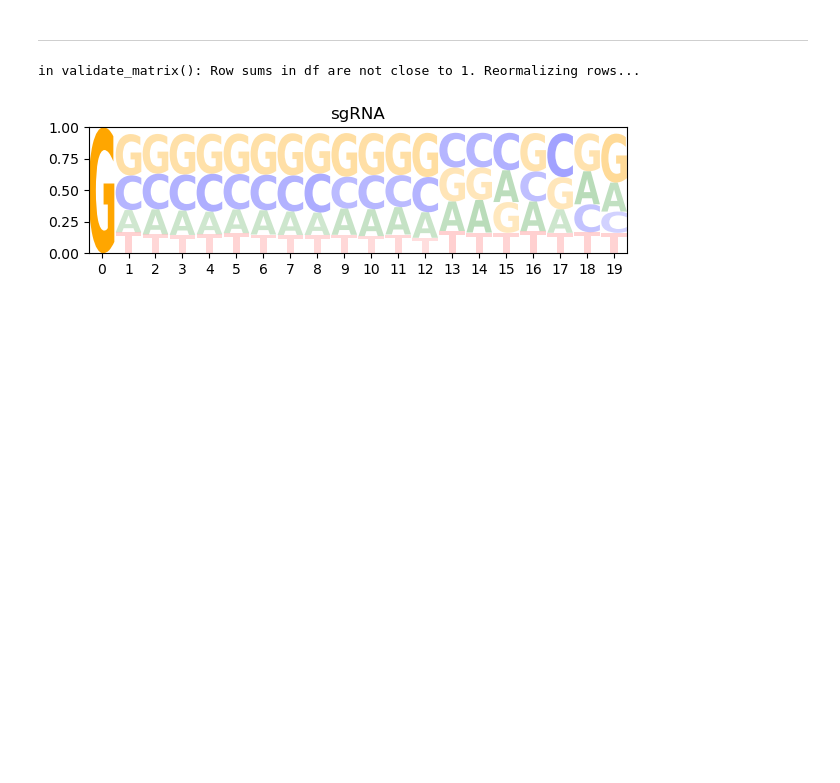
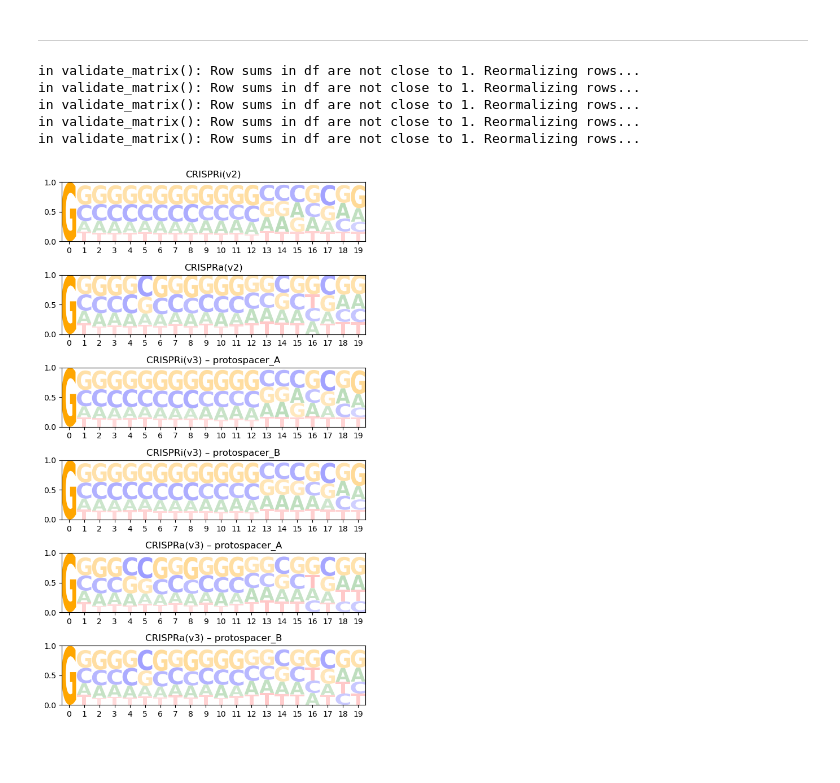
Before and after one commit to FunGI-cap/ScreenPro-Benchmarking, a Jupyter notebook: analysis/0-dCas9-genome-scale-libraries/sgRNA-sequence-motif.ipynb, the cells around one changed output. Drawn from its saved outputs; the diff is of its cells as text; code cells hidden in the pictures; blank space fills up the shorter version.

```diff
--- a/analysis/0-dCas9-genome-scale-libraries/sgRNA-sequence-motif.ipynb
+++ b/analysis/0-dCas9-genome-scale-libraries/sgRNA-sequence-motif.ipynb
@@ -42,15 +70,48 @@ def draw_logo(m,l,ax):
 # %% [markdown]
 ___
 # %%
-m = motifs.create(library.sequence.to_list()); l = len(library.sequence.to_list())
+def draw_logo(library,ax,title,seq_col='sequence'):
+    m = motifs.create(library[seq_col].to_list()); l = len(library[seq_col].to_list())
+    run_logomaker(m, l, ax); ax.set_title(title)
+    ax.xaxis.set_major_locator(ticker.MultipleLocator())
+    return ax
+
+
+def run_logomaker(m,l,ax):
+    df = pd.DataFrame(m.counts,dtype=int)
+
+    for n in ['A','T','C','G']:
+        df[n] = df[n] / l
+
+    crp_logo = logomaker.Logo(df,
+                             fade_probabilities=True,
+                              shade_below=.5,
+                              fade_below=.5,
+                              ax=ax
+                              # font_name='Arial Rounded MT Bold'
+                             )
 # %%
-fig, ax = plt.subplots(1, 1,figsize=(6,2), sharey=True, tight_layout=True)
+fig, axes = plt.subplots(6, 1,figsize=(6,10), sharey=True, tight_layout=True)
 
-_ = draw_logo(m, l, ax); ax.set_title('sgRNA')
-ax.xaxis.set_major_locator(ticker.MultipleLocator())
+draw_logo(library_CRISPRi_v2,axes[0],'CRISPRi(v2)')
 
-# plt.savefig('motif_logo.pdf')
+draw_logo(library_CRISPRa_v2,axes[1],'CRISPRa(v2)')
+
+draw_logo(library_CRISPRi_v3,axes[2],'CRISPRi(v3) – protospacer_A',seq_col='protospacer_A')
+draw_logo(library_CRISPRi_v3,axes[3],'CRISPRi(v3) – protospacer_B',seq_col='protospacer_B')
+
+draw_logo(library_CRISPRa_v3,axes[4],'CRISPRa(v3) – protospacer_A',seq_col='protospacer_A')
+draw_logo(library_CRISPRa_v3,axes[5],'CRISPRa(v3) – protospacer_B',seq_col='protospacer_B')
+
+plt.tight_layout()
+plt.savefig('CRISPRai_v2_or_v3_motif_logo.pdf')
 plt.show()
 # %% [output]
 in validate_matrix(): Row sums in df are not close to 1. Reormalizing rows...
+in validate_matrix(): Row sums in df are not close to 1. Reormalizing rows...
+in validate_matrix(): Row sums in df are not close to 1. Reormalizing rows...
+in validate_matrix(): Row sums in df are not close to 1. Reormalizing rows...
+in validate_matrix(): Row sums in df are not close to 1. Reormalizing rows...
-[figure, old version]
+[figure, new version]
+# %% [markdown]
+#
```
Also changed, not shown: parts of 8 cells of this notebook, 2 other files.
